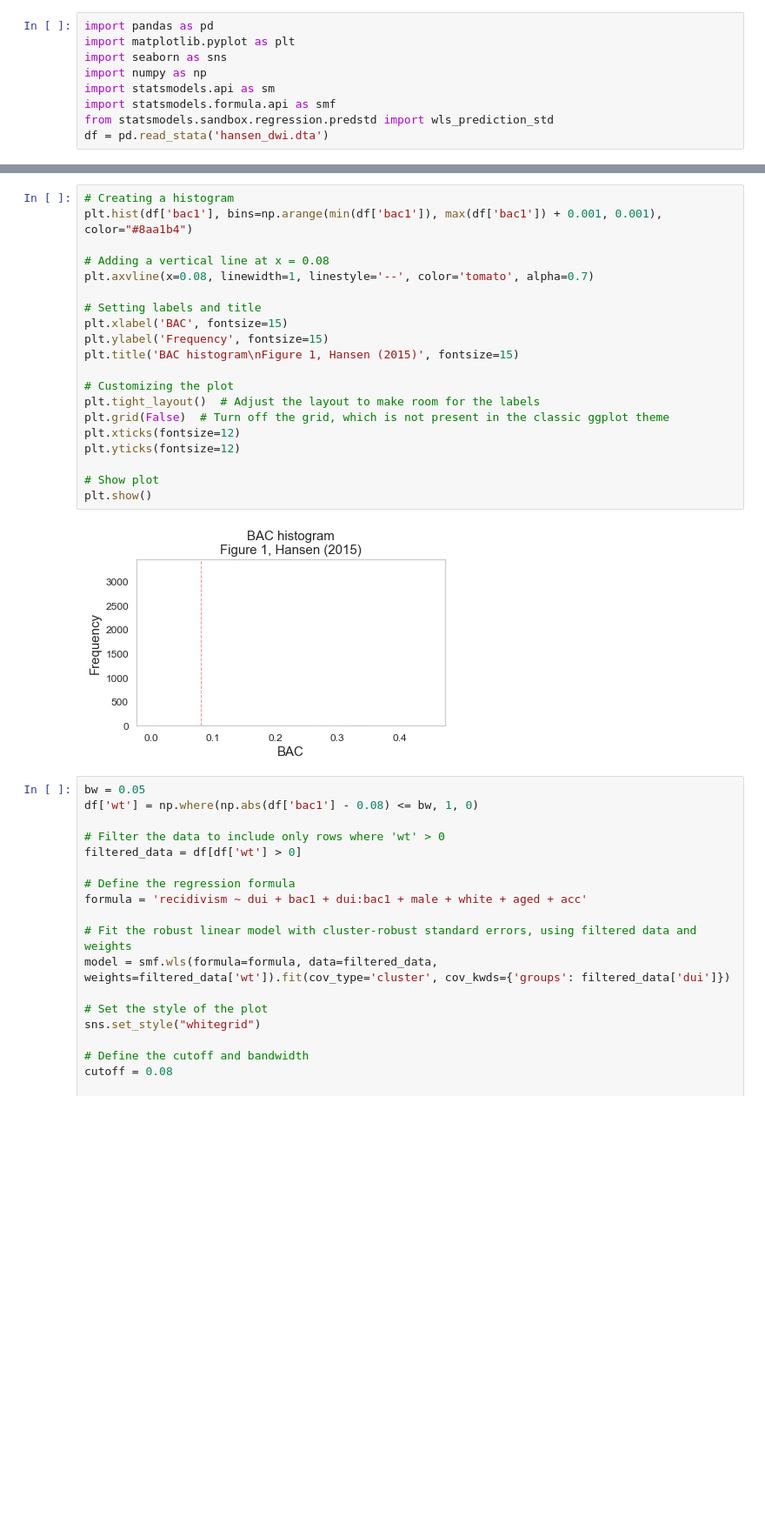
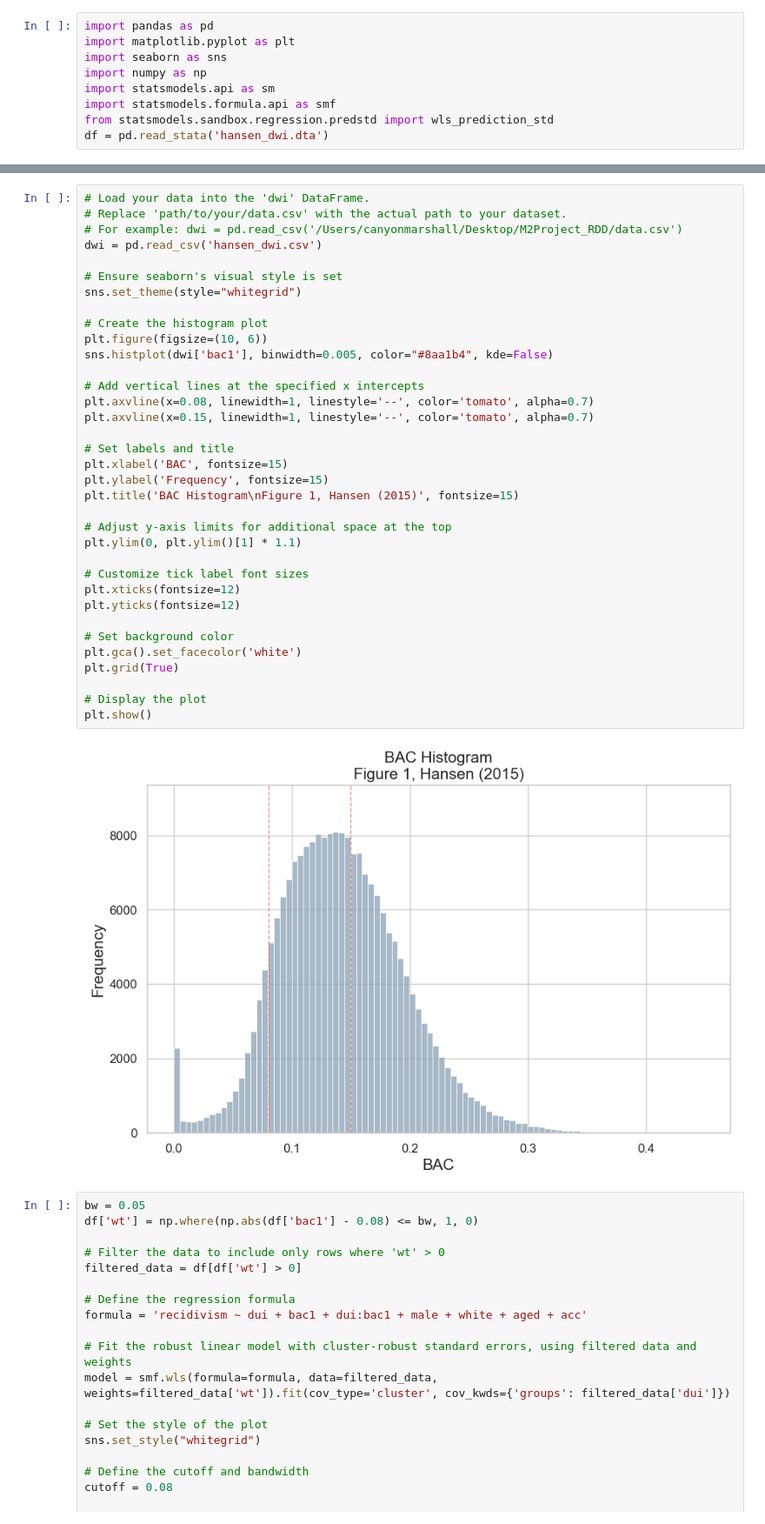
Before and after one commit to ECON-470-Data-Sci-Econ-Social-Issues/FinalProject_RDD, a Jupyter notebook: replication.ipynb, the cells around one changed output, grey strips where cells are left out. Shown at 87% size. Cells and saved outputs as stored; diff of their text form; blank space fills up the shorter version.

Commit message:
Cleaned up graphs and created csv file

```diff
--- a/replication.ipynb
+++ b/replication.ipynb
@@ -37,28 +39,43 @@ plt.show()
 3  51.0  2006.0   0.0   0.0    0
 4  22.0  1999.0   0.0   0.0    0
 [figure]
-# %%
-# Creating a histogram
-plt.hist(df['bac1'], bins=np.arange(min(df['bac1']), max(df['bac1']) + 0.001, 0.001), color="#8aa1b4")
-
-# Adding a vertical line at x = 0.08
-plt.axvline(x=0.08, linewidth=1, linestyle='--', color='tomato', alpha=0.7)
-
-# Setting labels and title
-plt.xlabel('BAC', fontsize=15)
-plt.ylabel('Frequency', fontsize=15)
-plt.title('BAC histogram\nFigure 1, Hansen (2015)', fontsize=15)
-
-# Customizing the plot
-plt.tight_layout()  # Adjust the layout to make room for the labels
-plt.grid(False)  # Turn off the grid, which is not present in the classic ggplot theme
-plt.xticks(fontsize=12)
-plt.yticks(fontsize=12)
-
-# Show plot
-plt.show()
-# %% [output]
-[figure, removed]
+# %%
+# Load your data into the 'dwi' DataFrame.
+# Replace 'path/to/your/data.csv' with the actual path to your dataset.
+# For example: dwi = pd.read_csv('/Users/canyonmarshall/Desktop/M2Project_RDD/data.csv')
+dwi = pd.read_csv('hansen_dwi.csv')
+
+# Ensure seaborn's visual style is set
+sns.set_theme(style="whitegrid")
+
+# Create the histogram plot
+plt.figure(figsize=(10, 6))
+sns.histplot(dwi['bac1'], binwidth=0.005, color="#8aa1b4", kde=False)
+
+# Add vertical lines at the specified x intercepts
+plt.axvline(x=0.08, linewidth=1, linestyle='--', color='tomato', alpha=0.7)
+plt.axvline(x=0.15, linewidth=1, linestyle='--', color='tomato', alpha=0.7)
+
+# Set labels and title
+plt.xlabel('BAC', fontsize=15)
+plt.ylabel('Frequency', fontsize=15)
+plt.title('BAC Histogram\nFigure 1, Hansen (2015)', fontsize=15)
+
+# Adjust y-axis limits for additional space at the top
+plt.ylim(0, plt.ylim()[1] * 1.1)
+
+# Customize tick label font sizes
+plt.xticks(fontsize=12)
+plt.yticks(fontsize=12)
+
+# Set background color
+plt.gca().set_facecolor('white')
+plt.grid(True)
+
+# Display the plot
+plt.show()
+# %% [output]
+[figure, added]
 # %%
 bw = 0.05
 df['wt'] = np.where(np.abs(df['bac1'] - 0.08) <= bw, 1, 0)
```
Also changed, not shown: parts of 3 cells of this notebook, 1 other file.
